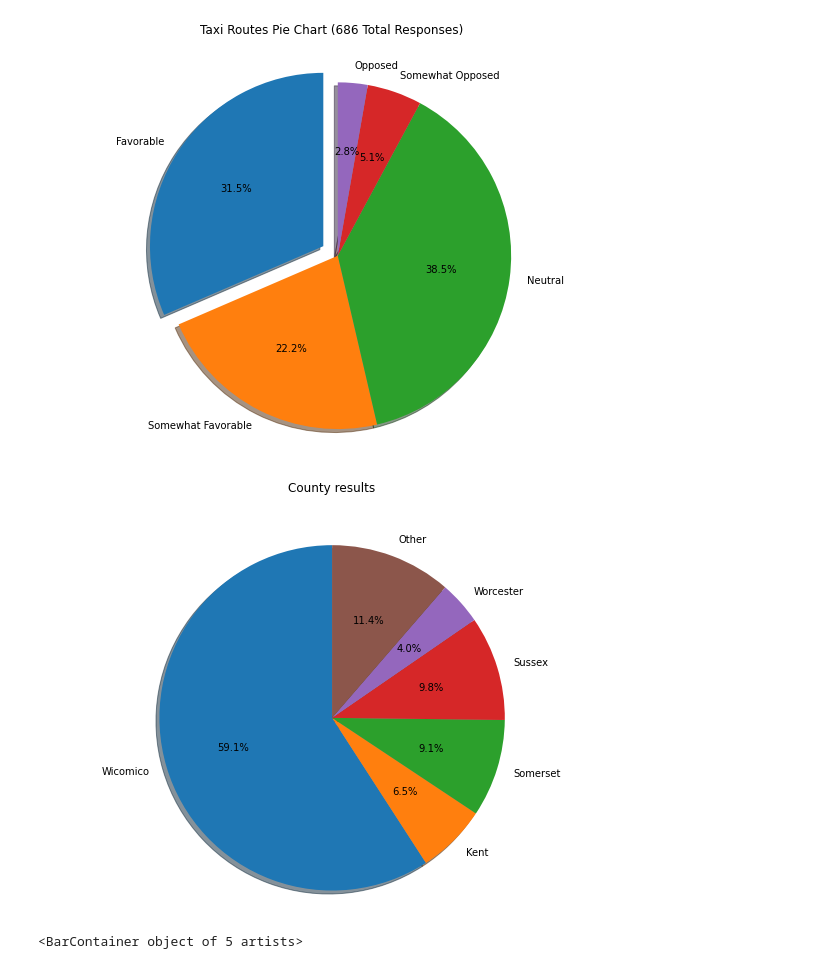
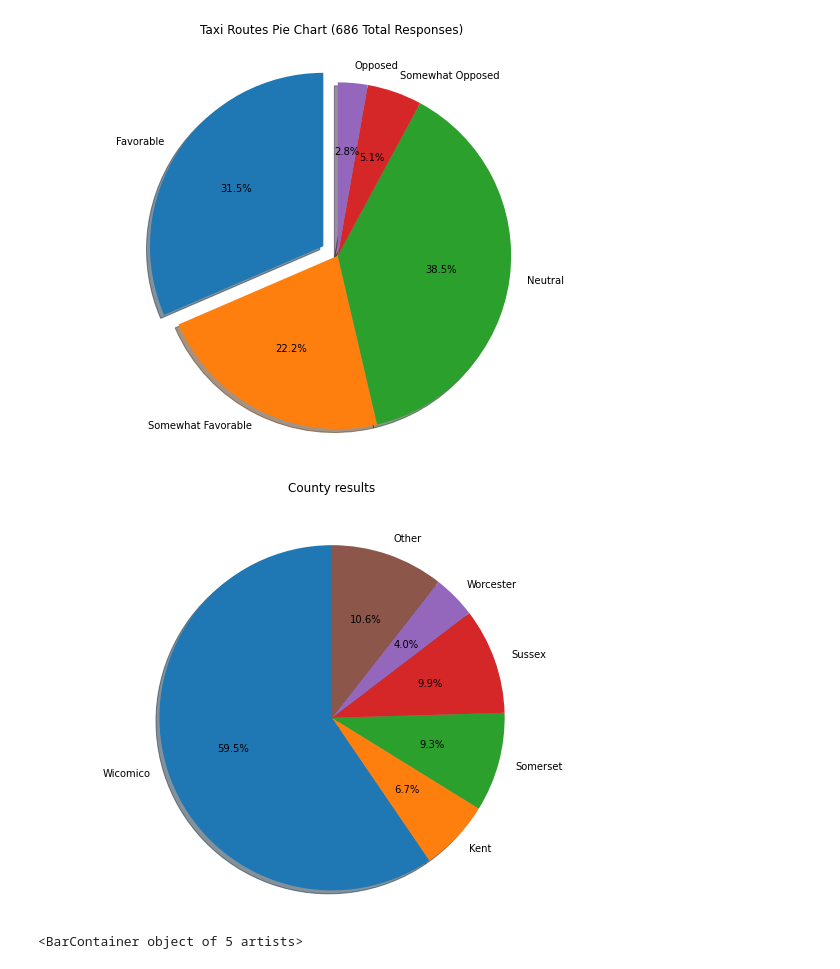
Before and after one commit to jfernandez37/PCS2023, a Jupyter notebook: PCS_graphs.ipynb, the cells around one changed output. Saved outputs shown, nothing was run; the diff lists cells and outputs as text; code cells hidden in the pictures.

Commit message:
improved county sorting

```diff
--- a/PCS_graphs.ipynb
+++ b/PCS_graphs.ipynb
@@ -1,6 +1,7 @@
 # %% [markdown]
 <a href="https://colab.research.google.com/github/jfernandez37/PCS2023/blob/main/PCS_graphs.ipynb" target="_parent"><img src="https://colab.research.google.com/assets/colab-badge.svg" alt="Open In Colab"/></a>
 # %%
+import plotly
 import math
 import pandas as pd
 import numpy as np
@@ -34,7 +35,6 @@ for k in range(5):
 allAns.append(ansCount1)
 allAns.append(ansCount2)
 allAns.append(ansCount3)
-print(allAns)
 df = pd.read_csv ('english.csv')
 ansList=['7.','8.','9.']
 questionTitles=['1.','2.', '3.', '3b','4._1', '4._2', '4._3', '4._4', '4._5', '4._6', '4b', '5._1','5._2','5._3','5._4','5._5','5._6','5b','6.','7.','8.','9.','10.','11.','12.','13.']
@@ -50,9 +50,6 @@ for i in questionTitles:
     for j in range(2,len(df)):
         if(df[i].loc[j]==df[i].loc[j]):
             if i=="1.":
-                tempCounty=df[i].loc[j].capitalize()
-                if tempCounty[len(tempCounty)-1]==" ":
-                  tempCounty=tempCounty[:-1]
                 if df[i].loc[j][len(df[i].loc[j])-1]==" ":
                     cityTemp=df[i].loc[j].capitalize()
                     cities.append(cityTemp[:-1])
@@ -62,22 +59,38 @@ for i in questionTitles:
                     cities.append("Millsboro")
                 else:
                     cities.append(df[i].loc[j].capitalize())
-                if tempCounty in Wicomico:
-                  counties.append("Wicomico")
-                  countyCount[0]+=1
-                elif tempCounty in Kent:
-                  counties.append("Kent")
-                  countyCount[1]+=1
-                elif tempCounty in Somerset:
-                  counties.append("Somerset")
-                  countyCount[2]+=1
-                elif tempCounty in Sussex:
-                  counties.append("Sussex")
-                  countyCount[3]+=1
-                elif tempCounty in Worcester:
-                  counties.append("Worcester")
-                  countyCount[4]+=1
-                else:
+                tempCounty=df[i].loc[j].capitalize()
+                if tempCounty[len(tempCounty)-1]==" ":
+                  tempCounty=tempCounty[:-1]
+                fFlag=0
+                for coI in df[i].loc[j].split(" "):
+                  if fFlag==1:
+                    break
+                  holdCounty=coI.capitalize()
+                  if len(holdCounty)>=2:
+                    if holdCounty[len(holdCounty)-1]==" ":
+                      holdCounty=holdCounty[:-1]
+                  if tempCounty in Wicomico or coI in Wicomico:
+                    counties.append("Wicomico")
+                    countyCount[0]+=1
+                    fFlag=1
+                  elif tempCounty in Kent or holdCounty in Kent:
+                    counties.append("Kent")
+                    countyCount[1]+=1
+                    fFlag=1
+                  elif tempCounty in Somerset or holdCounty in Somerset:
+                    counties.append("Somerset")
+                    countyCount[2]+=1
+                    fFlag=1
+                  elif tempCounty in Sussex  or holdCounty in Sussex:
+                    counties.append("Sussex")
+                    countyCount[3]+=1
+                    fFlag=1
+                  elif tempCounty in Worcester or holdCounty in Worcester:
+                    counties.append("Worcester")
+                    countyCount[4]+=1
+                    fFlag=1
+                if fFlag==0:
                   print(tempCounty)
                   counties.append("N/A")
                   countyCount[5]+=1
@@ -192,10 +205,10 @@ De - cheswold
 There were a total of 9519 of blank responses and 13855 not blank responses in the english survey
 23374 responses total for the english survey
 40.72473688713956% of the english answers for all questions were blank
 Trains were talked about 195 times
 [figure]
 [figure]
 [figure]
-[figure, old version]
+[figure, new version]
 <BarContainer object of 5 artists>
 [figure]
```
Also changed, not shown: parts of 1 cell of this notebook.
